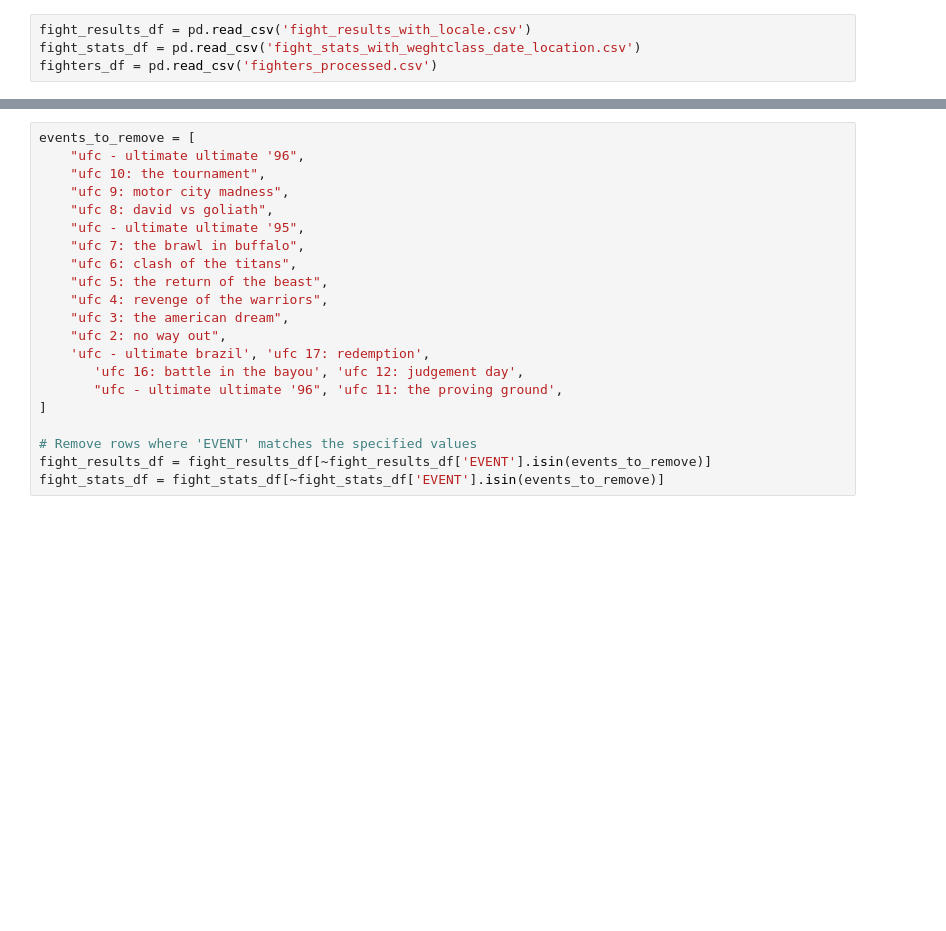
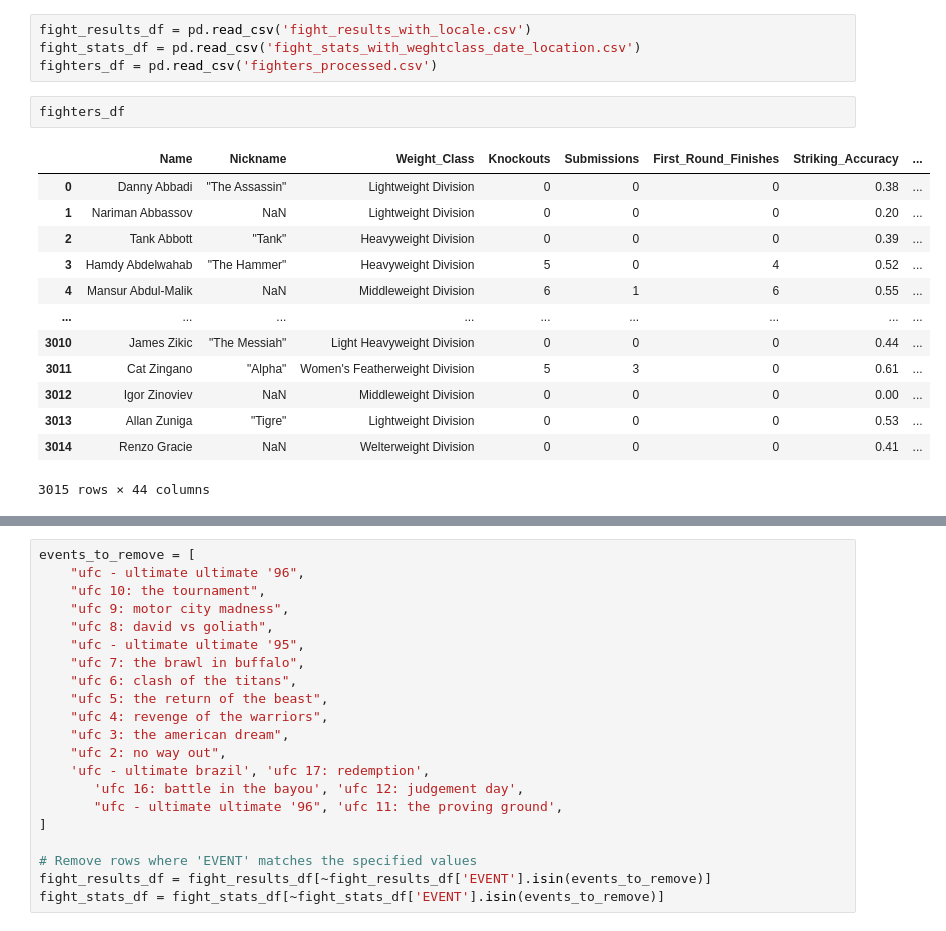
Before and after one commit to aduy2408/UFC-Matches-Analysis, a Jupyter notebook: processed_data/EDA.ipynb, the cells around one changed output, grey strips where cells are left out. Cells and saved outputs as stored; diff of their text form; blank space fills up the shorter version.

```diff
--- a/processed_data/EDA.ipynb
+++ b/processed_data/EDA.ipynb
@@ -7,3 +7,19 @@ import seaborn as sns
 fight_results_df = pd.read_csv('fight_results_with_locale.csv')
 fight_stats_df = pd.read_csv('fight_stats_with_weghtclass_date_location.csv')
 fighters_df = pd.read_csv('fighters_processed.csv')
+# %%
+fighters_df
+# %% [output]
+|  | Name | Nickname | Weight_Class | Knockouts | Submissions | First_Round_Finishes | Striking_Accuracy | ... |
+| 0 | Danny Abbadi | "The Assassin" | Lightweight Division | 0 | 0 | 0 | 0.38 | ... |
+| 1 | Nariman Abbassov | NaN | Lightweight Division | 0 | 0 | 0 | 0.20 | ... |
+| 2 | Tank Abbott | "Tank" | Heavyweight Division | 0 | 0 | 0 | 0.39 | ... |
+| 3 | Hamdy Abdelwahab | "The Hammer" | Heavyweight Division | 5 | 0 | 4 | 0.52 | ... |
+| 4 | Mansur Abdul-Malik | NaN | Middleweight Division | 6 | 1 | 6 | 0.55 | ... |
+| ... | ... | ... | ... | ... | ... | ... | ... | ... |
+| 3010 | James Zikic | "The Messiah" | Light Heavyweight Division | 0 | 0 | 0 | 0.44 | ... |
+| 3011 | Cat Zingano | "Alpha" | Women's Featherweight Division | 5 | 3 | 0 | 0.61 | ... |
+| 3012 | Igor Zinoviev | NaN | Middleweight Division | 0 | 0 | 0 | 0.00 | ... |
+| 3013 | Allan Zuniga | "Tigre" | Lightweight Division | 0 | 0 | 0 | 0.53 | ... |
+| 3014 | Renzo Gracie | NaN | Welterweight Division | 0 | 0 | 0 | 0.41 | ... |
+3015 rows × 44 columns
```
Also changed, not shown: parts of 1 cell of this notebook, 12 other files.
